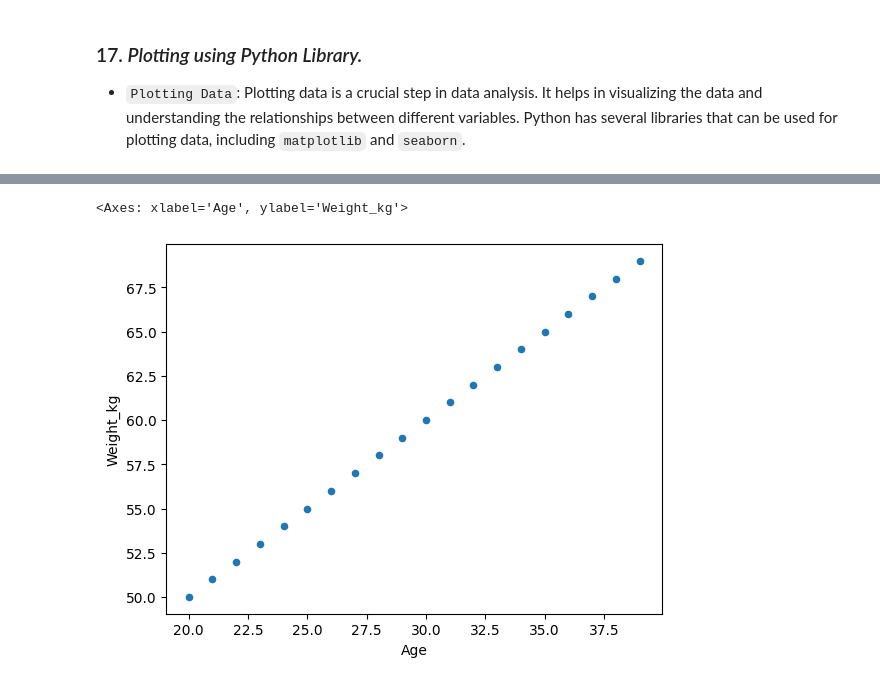
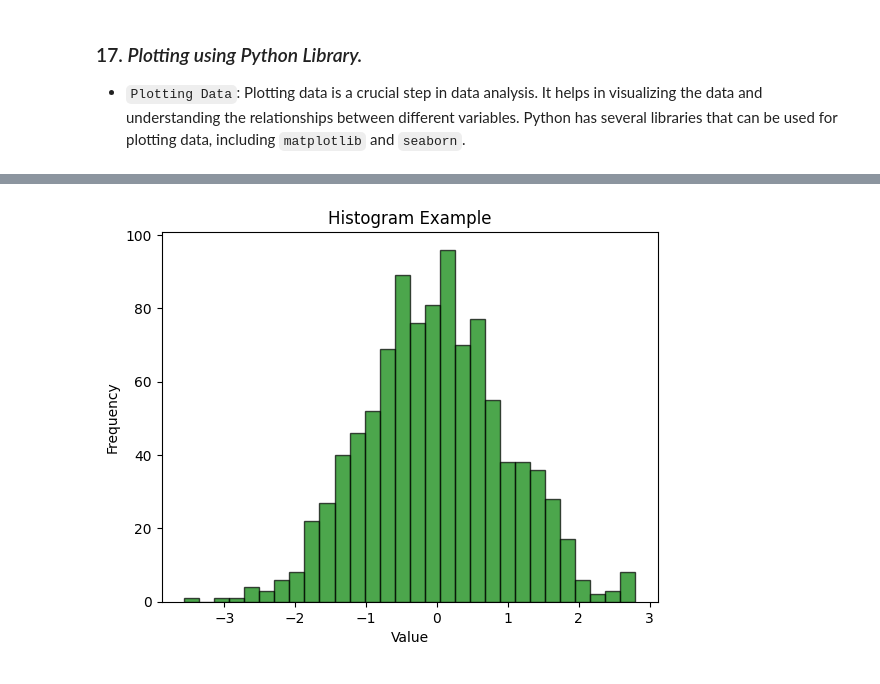
Before and after one commit to khawar7/6M_Course_of_Python_for_DS, a Jupyter notebook: Code_line_Python_7/Pandas_CS.ipynb, the cells around one changed output, grey strips where cells are left out. Saved outputs shown, nothing was run; the diff lists cells and outputs as text; code cells hidden in the pictures.

Commit message:
learn pandas cheetsheet

```diff
--- a/Code_line_Python_7/Pandas_CS.ipynb
+++ b/Code_line_Python_7/Pandas_CS.ipynb
@@ -1275,8 +1264,21 @@ df_2['Age'].plot(kind='bar')
-# %%
-# Creating scatter plot using pandas library.
-import pandas as pd
-import matplotlib.pyplot as plt
-df_2.plot(kind='scatter', x='Age', y='Weight_kg')
-# %% [output]
-<Axes: xlabel='Age', ylabel='Weight_kg'>
-[figure, removed]
+# %%
+# Creating Histogram using pandas library.
+
+import matplotlib.pyplot as plt
+import numpy as np
+
+# Sample data
+data = np.random.randn(1000)  # 1000 random values from a normal distribution
+
+# Create histogram
+plt.hist(data, bins=30, color='green', edgecolor='black', alpha=0.7)
+
+# Labels and title
+plt.xlabel('Value')
+plt.ylabel('Frequency')
+plt.title('Histogram Example')
+
+# Show plot
+plt.show()
+# %% [output]
+[figure, added]
```
Also changed, not shown: parts of 7 cells of this notebook.
